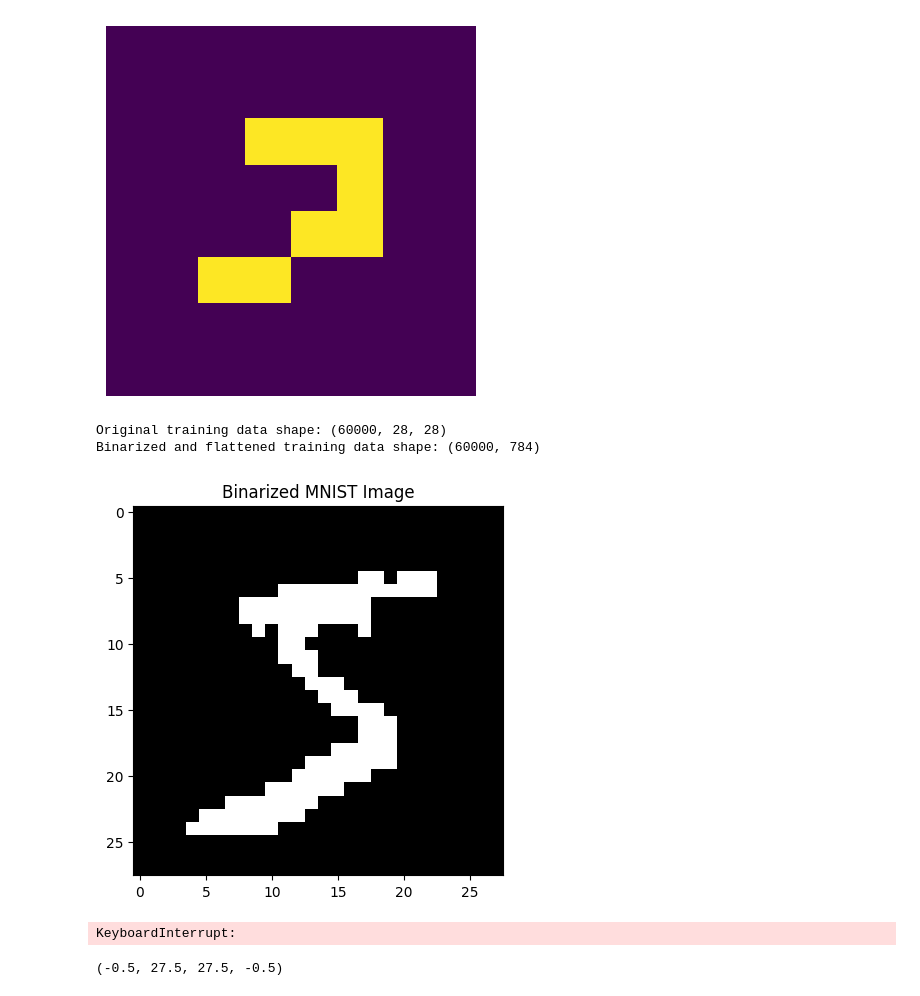
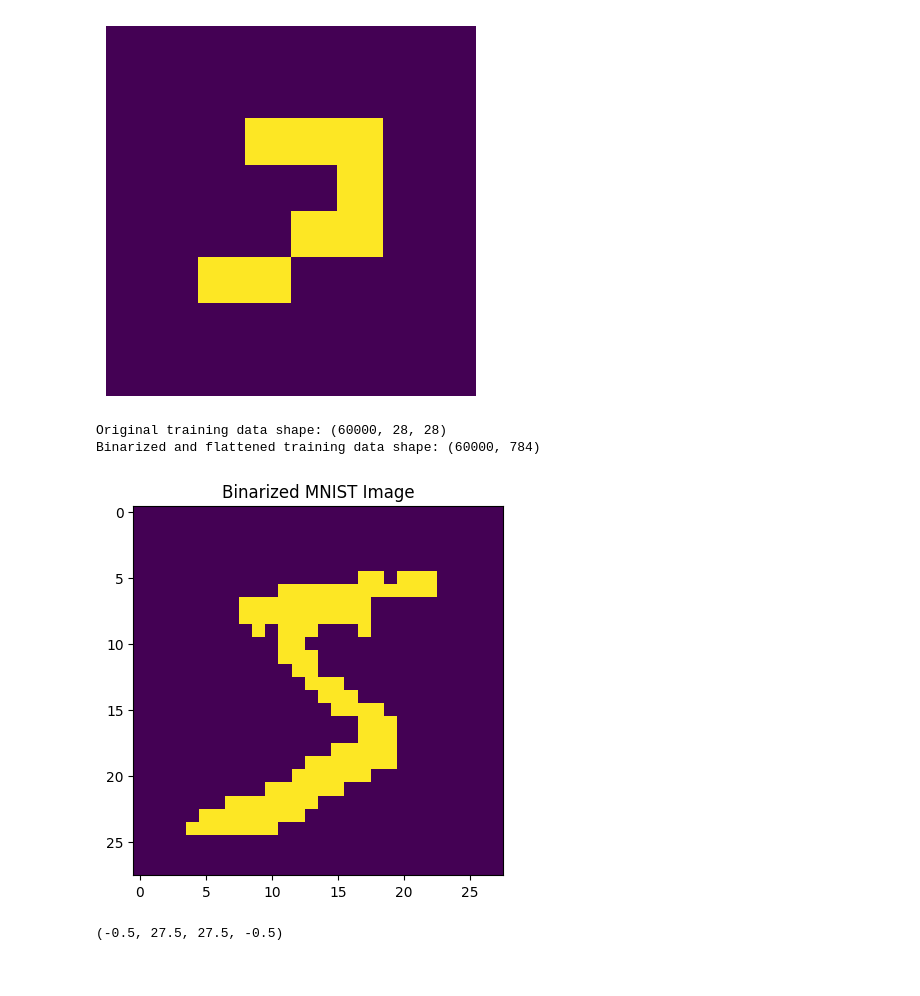
Before and after one commit to ShekharShwetank/Quantized_Neural_Network_on_RISC-V, a Jupyter notebook: sifive_hifive1_BitNet_MNIST_App_12x12/src/Image_Processing.ipynb, the cells around one changed output. Saved outputs shown, nothing was run; the diff lists cells and outputs as text; code cells hidden in the pictures.

Commit message:
Image_Processing

```diff
--- a/sifive_hifive1_BitNet_MNIST_App_12x12/src/Image_Processing.ipynb
+++ b/sifive_hifive1_BitNet_MNIST_App_12x12/src/Image_Processing.ipynb
@@ -65,90 +58,34 @@ plt.show()
 # %%
 import numpy as np
 from tensorflow.keras.datasets import mnist
 import matplotlib.pyplot as plt
 
-# Load the MNIST dataset
 (x_train, y_train), (x_test, y_test) = mnist.load_data()
 
 # 1. Normalize pixel values to the range [0, 1]
-# This is a standard practice for neural networks
 x_train = x_train.astype('float32') / 255.0
 x_test = x_test.astype('float32') / 255.0
 
 # 2. Binarize the images using a threshold
 # This converts grayscale images to pure black (0) and white (1)
 # Values above 0.5 become 1, and values at or below 0.5 become 0.
 threshold = 0.5
 x_train_binary = (x_train > threshold).astype('float32')
 x_test_binary = (x_test > threshold).astype('float32')
 
-# 3. Reshape the data for a fully connected neural network
-# A 28x28 image needs to be flattened into a 784-element vector
 x_train_flattened = x_train_binary.reshape(-1, 784)
 x_test_flattened = x_test_binary.reshape(-1, 784)
 
-# Print the shape of the processed data to confirm
 print(f"Original training data shape: {x_train.shape}")
 print(f"Binarized and flattened training data shape: {x_train_flattened.shape}")
 
-# Example: Display a binarized image to show the result
-plt.imshow(x_train_binary[0], cmap='gray')
+plt.imshow(x_train_binary[0])
 plt.title("Binarized MNIST Image")
 plt.show()
 # %% [output]
 Original training data shape: (60000, 28, 28)
 Binarized and flattened training data shape: (60000, 784)
-[figure, old version]
+[figure, new version]
-# %%
-import numpy as np
-from tensorflow.keras.datasets import mnist
-from skimage.transform import resize
-
-# 1. Load the MNIST dataset
-(x_train, y_train), (x_test, y_test) = mnist.load_data()
-
-# 2. Normalize and resize the images
-# A common practice is to normalize before resizing
-x_train_resized = np.array([resize(img, (8, 8), anti_aliasing=True) for img in x_train])
-x_test_resized = np.array([resize(img, (8, 8), anti_aliasing=True) for img in x_test])
-
-# 3. Binarize the resized images
-threshold = 0.5
-x_train_binary = (x_train_resized > threshold).astype('float32')
-x_test_binary = (x_test_resized > threshold).astype('float32')
-
-# 4. Flatten the images to a 1D vector (8*8 = 64)
-x_train_flattened = x_train_binary.reshape(-1, 64)
-x_test_flattened = x_test_binary.reshape(-1, 64)
-
-# Print the shapes to verify the final output
-print(f"Original 28x28 training data shape: {x_train.shape}")
-print(f"Final 8x8 flattened training data shape: {x_train_flattened.shape}")
-
-# Example of how the data can be used as input to a simple neural network
-# Define a simple model
-from tensorflow.keras.models import Sequential
-from tensorflow.keras.layers import Dense
-from tensorflow.keras.utils import to_categorical
-
-# One-hot encode the labels (e.g., 5 becomes [0, 0, 0, 0, 0, 1, 0, 0, 0, 0])
-y_train_one_hot = to_categorical(y_train, 10)
-y_test_one_hot = to_categorical(y_test, 10)
-
-model = Sequential([
-    # Input layer with 64 neurons (for the 8x8=64 flattened image)
-    Dense(64, activation='relu', input_shape=(64,)),
-    Dense(32, activation='relu'),
-    # Output layer with 10 neurons for the 10 classes (digits 0-9)
-    Dense(10, activation='softmax')
-])
-
-model.compile(optimizer='adam', loss='categorical_crossentropy', metrics=['accuracy'])
-
-# Train the model with the prepared 8x8 flattened images
-model.fit(x_train_flattened, y_train_one_hot, epochs=5, batch_size=32, validation_data=(x_test_flattened, y_test_one_hot))
-# %% [output]
-KeyboardInterrupt:
 # %%
 import numpy as np
 import matplotlib.pyplot as plt
```
Also changed, not shown: parts of 12 cells of this notebook.
